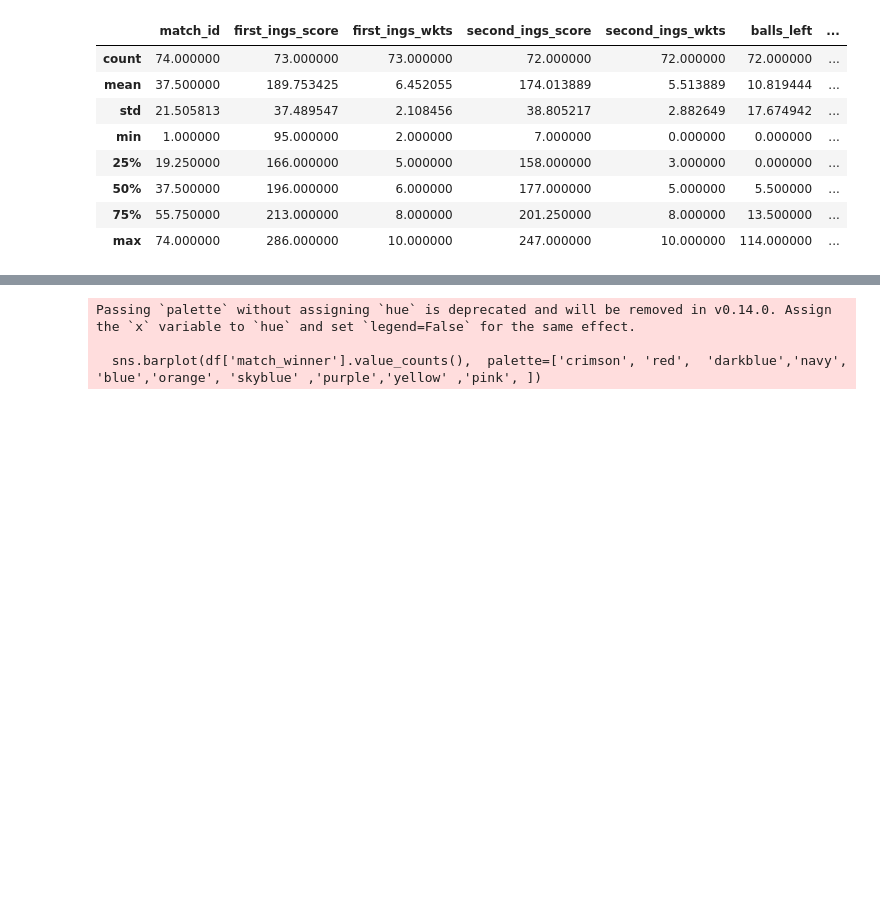
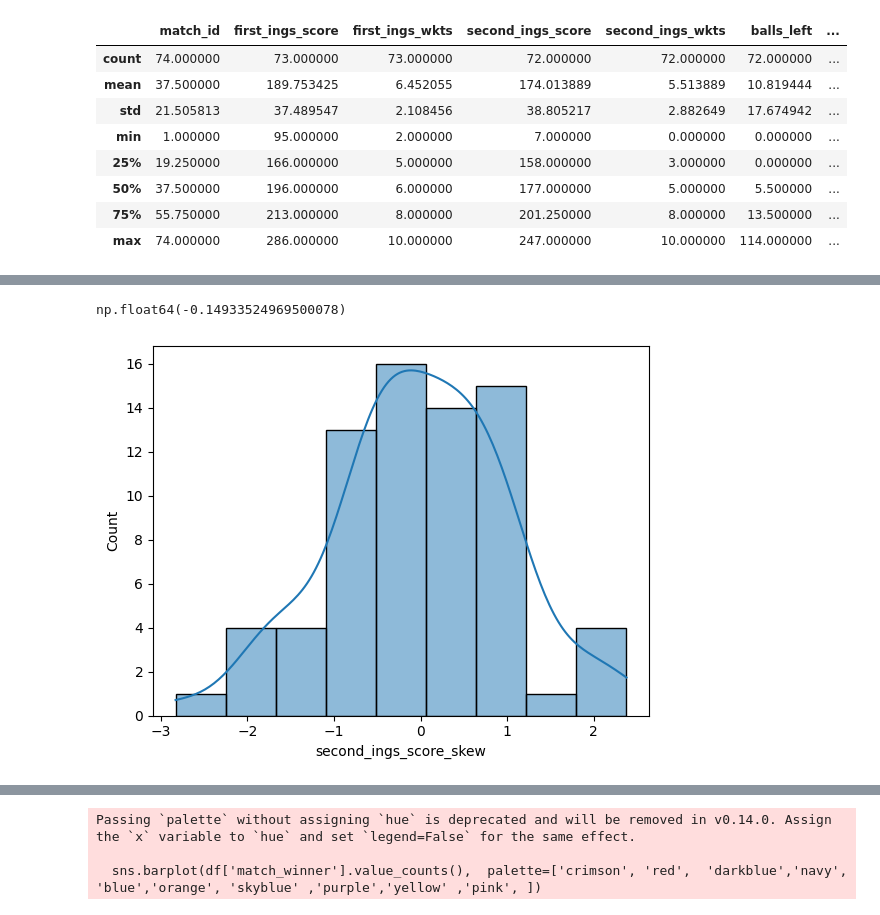
Before and after one commit to Dhineshsakthivel2007/Ipl2025analysis-EDA, a Jupyter notebook: eda2.ipynb, the cells around one changed output, grey strips where cells are left out. Drawn from its saved outputs; the diff is of its cells as text; code cells hidden in the pictures; blank space fills up the shorter version.

```diff
--- a/eda2.ipynb
+++ b/eda2.ipynb
@@ -106,0 +123,7 @@ df.describe()
+# %%
+display(df['second_ings_score_skew'].skew())
+sns.histplot(x='second_ings_score_skew',data=df,kde=True)
+plt.show()
+# %% [output]
+np.float64(-0.14933524969500078)
+[figure, added]
```
Also changed, not shown: parts of 10 cells of this notebook, 1 other file.
